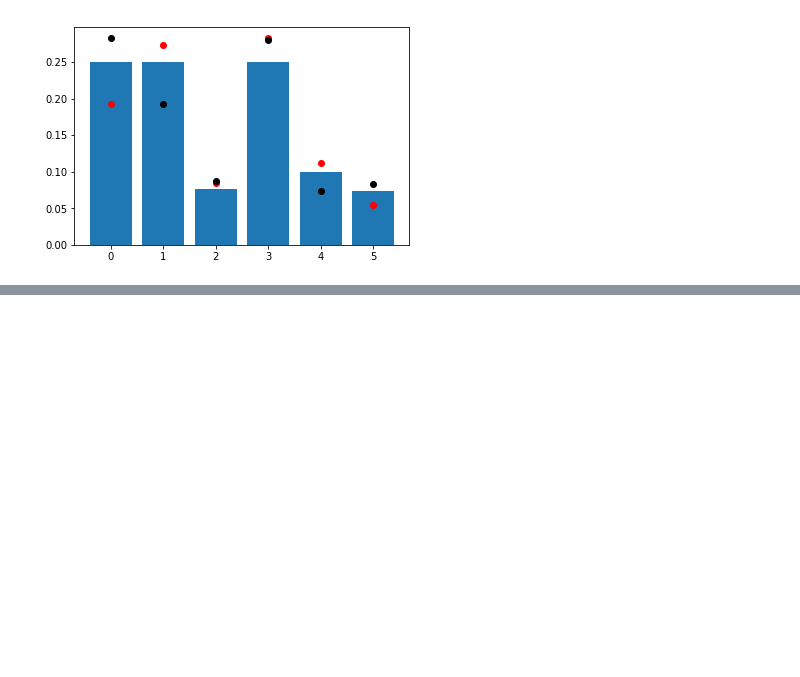
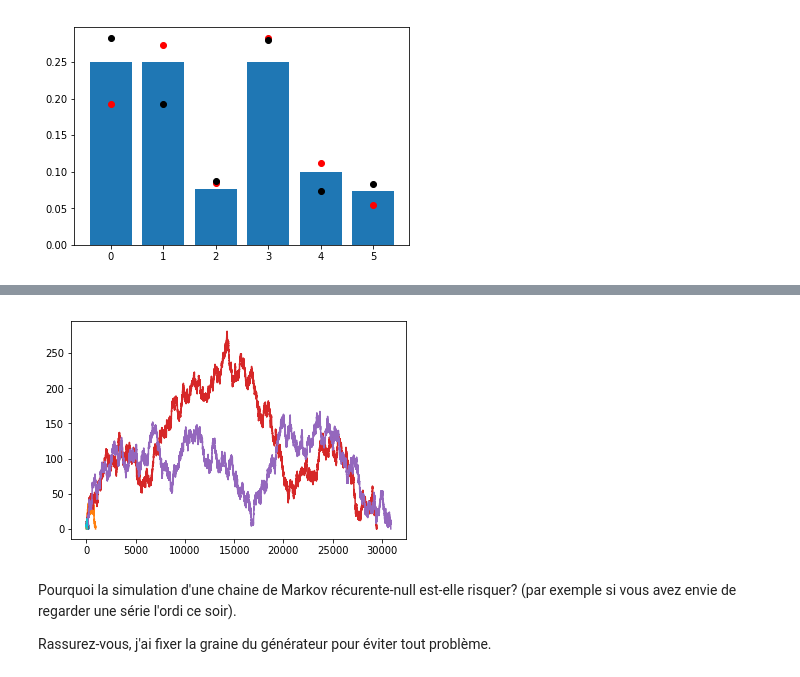
Before and after one commit to vincentvigon/aleaDataSignal, a Jupyter notebook: alea/08-Chaine_de_Markov.ipynb, the cells around one changed output, grey strips where cells are left out. Cells and saved outputs as stored; diff of their text form; code cells hidden in the pictures; blank space fills up the shorter version.

```diff
--- a/alea/08-Chaine_de_Markov.ipynb
+++ b/alea/08-Chaine_de_Markov.ipynb
@@ -534,0 +600,18 @@ Avec $t=50$ cela n'a pas encore bien converger. Comment expliquez-vous la grosse
+# %%
+nbEssaies=10
+np.random.seed(0)
+for i in range(nbEssaies):
+    Xt=3
+    X=[Xt]
+
+    while Xt!=0:
+        Xt+=np.random.choice(a=[-1,1])
+        X.append(Xt)
+
+    plt.plot(X)
+# %% [output]
+[figure, added]
+# %% [markdown]
+Pourquoi la simulation d'une chaine de Markov récurente-null est-elle risquer? (par exemple si vous avez envie de regarder une série l'ordi ce soir).
+
+Rassurez-vous, j'ai fixer la graine du générateur pour éviter tout problème.
```
Also changed, not shown: parts of 15 cells of this notebook, 53 other files.
